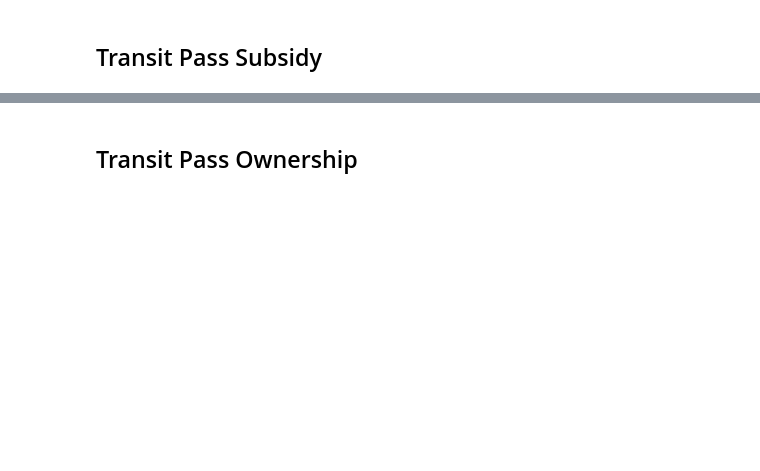
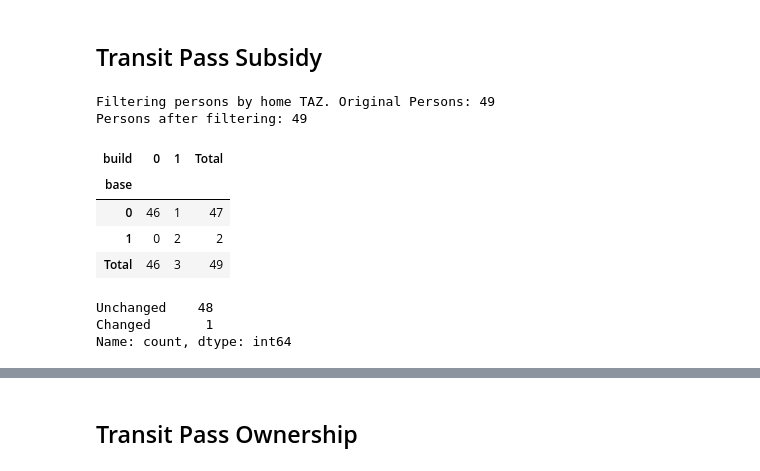
Before and after one commit to ActivitySim/asim_eet_viz, a Jupyter notebook: notebooks/long_term.ipynb, the cells around one changed output, grey strips where cells are left out. Drawn from its saved outputs; the diff is of its cells as text; code cells hidden in the pictures; blank space fills up the shorter version.

```diff
--- a/notebooks/long_term.ipynb
+++ b/notebooks/long_term.ipynb
@@ -133,4 +176,19 @@ fig.show()
 # %% [markdown]
 ## Transit Pass Subsidy
 # %%
-print("Lorem ipsum") # Placeholder for CS
+usecols = ['person_id','transit_pass_ownership','transit_pass_subsidy', 'home_zone_id']
+base_per = pd.read_csv(f"{base_dir}/final_persons.csv",
+                       index_col='person_id',
+                       usecols=usecols)
+
+build_per = pd.read_csv(f"{build_dir}/final_persons.csv",
+                        index_col='person_id',
+                        usecols=usecols)
+# %%
+print(f"Filtering persons by home TAZ. Original Persons: {len(base_per)}")
+base_per = base_per[single_filter_mazs(base_per.home_zone_id)]
+build_per = build_per[single_filter_mazs(build_per.home_zone_id)]
+print(f"Persons after filtering: {len(base_per)}")
+# %% [output]
+Filtering persons by home TAZ. Original Persons: 49
+Persons after filtering: 49
@@ -136,0 +204,24 @@ print("Lorem ipsum") # Placeholder for CS
+# %%
+df0 = pd.crosstab(
+    base_per.transit_pass_subsidy,
+    build_per.transit_pass_subsidy,
+    rownames=['base'],
+    colnames=['build'],
+    margins=True,
+    margins_name='Total'
+)
+df0
+# %% [output]
+| build | 0 | 1 | Total |
+| base |  |  |  |
+| 0 | 46 | 1 | 47 |
+| 1 | 0 | 2 | 2 |
+| Total | 46 | 3 | 49 |
+# %%
+df = (df.transit_pass_subsidy_base == df.transit_pass_subsidy_build).value_counts()
+df.index = df.index.map({True: 'Unchanged', False: 'Changed'})
+df
+# %% [output]
+Unchanged    48
+Changed       1
+Name: count, dtype: int64
```
Also changed, not shown: parts of 30 cells of this notebook.
